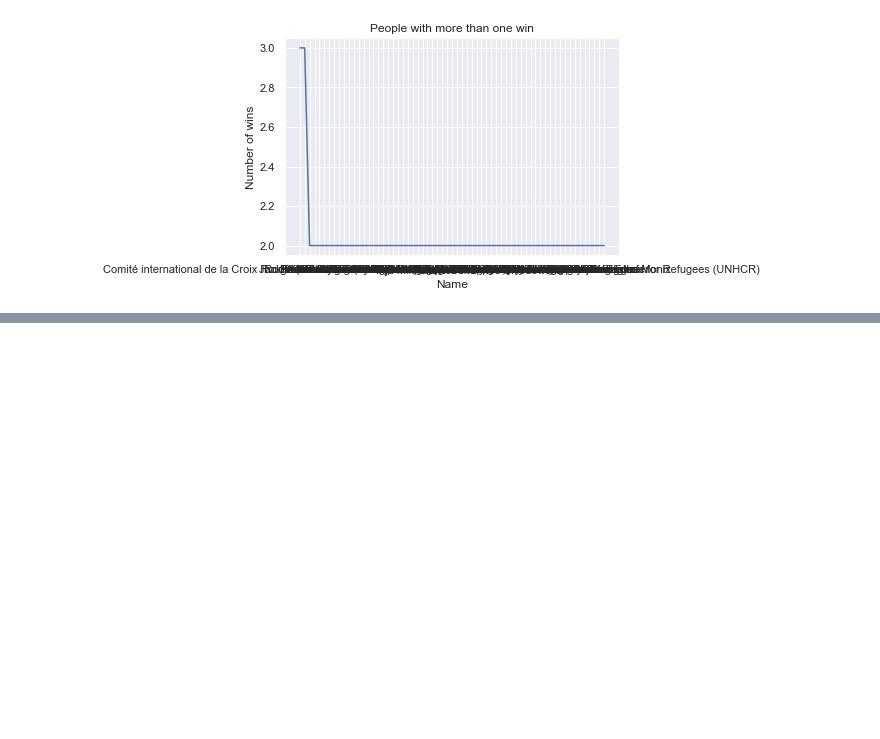
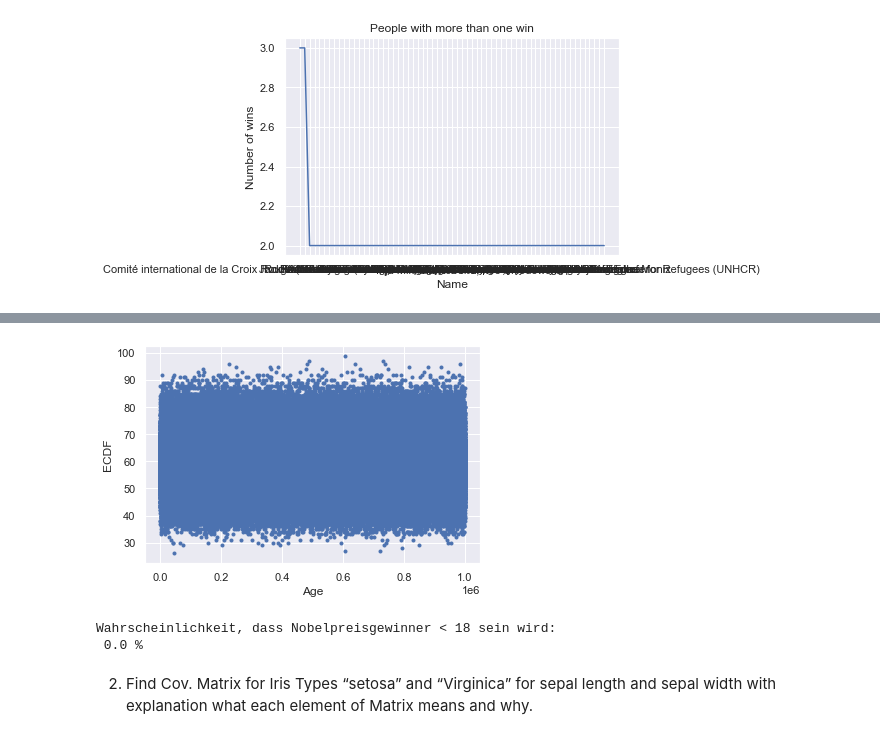
Before and after one commit to nabrezzelt/grundlagen-data-science, a Jupyter notebook: nobel-prices.ipynb, the cells around one changed output, grey strips where cells are left out. Saved outputs shown, nothing was run; the diff lists cells and outputs as text; code cells hidden in the pictures; blank space fills up the shorter version.

```diff
--- a/nobel-prices.ipynb
+++ b/nobel-prices.ipynb
@@ -113,0 +164,21 @@ People with more than one win with the amount of wins:
+# %%
+sample_ages_poisson = np.random.poisson(ages_mean, size=1000000)
+
+p_yougher_than_18 = np.sum(sample_ages_poisson < 18)
+
+plt.plot(sample_ages_poisson, marker='.', linestyle='none')
+plt.ylabel('ECDF')
+plt.xlabel('Age')
+plt.show()
+
+print("Wahrscheinlichkeit, dass Nobelpreisgewinner < 18 sein wird:\n",
+      p_yougher_than_18/1000000*100,
+      "%")
+# %% [output]
+[figure, added]
+Wahrscheinlichkeit, dass Nobelpreisgewinner < 18 sein wird:
+ 0.0 %
+# %% [markdown]
+2. Find Cov. Matrix for Iris Types “setosa” and “Virginica” for
+sepal length and sepal width with explanation what each element
+of Matrix means and why.
```
Also changed, not shown: parts of 7 cells of this notebook, 3 other files.
